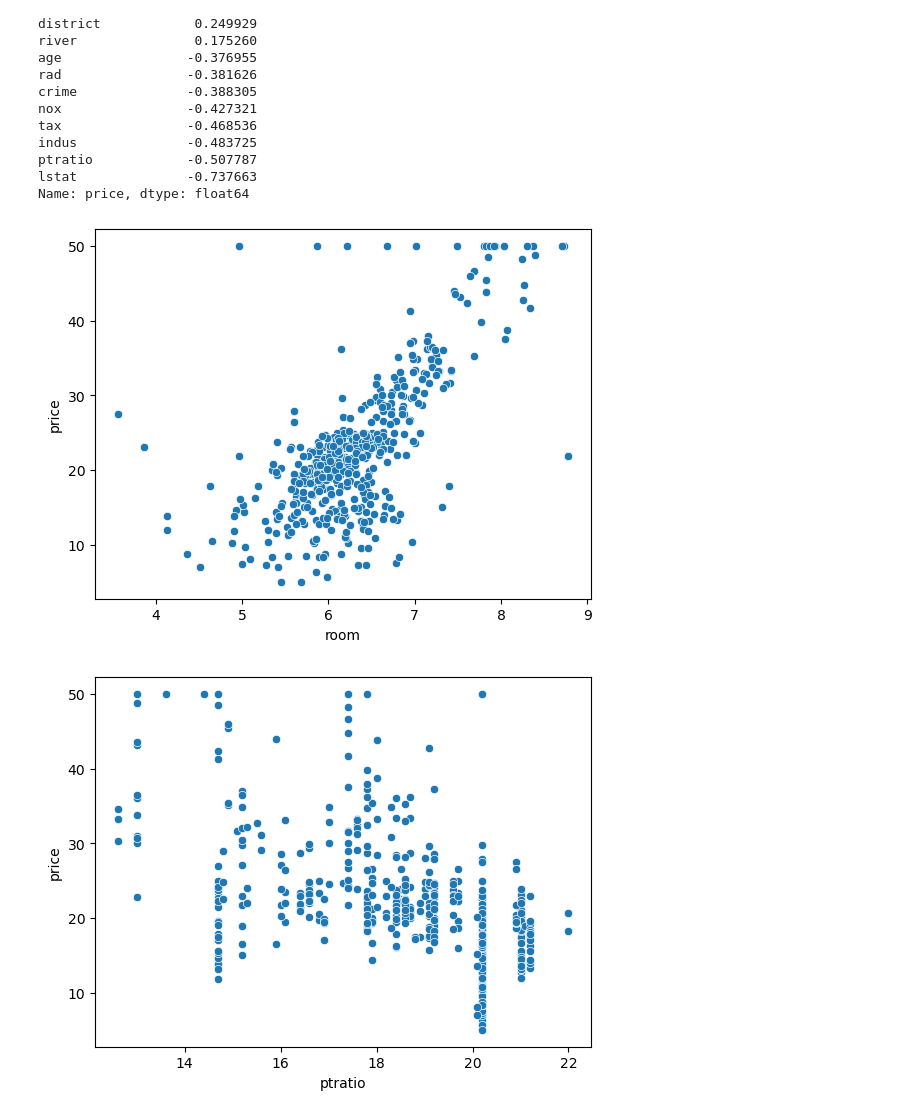
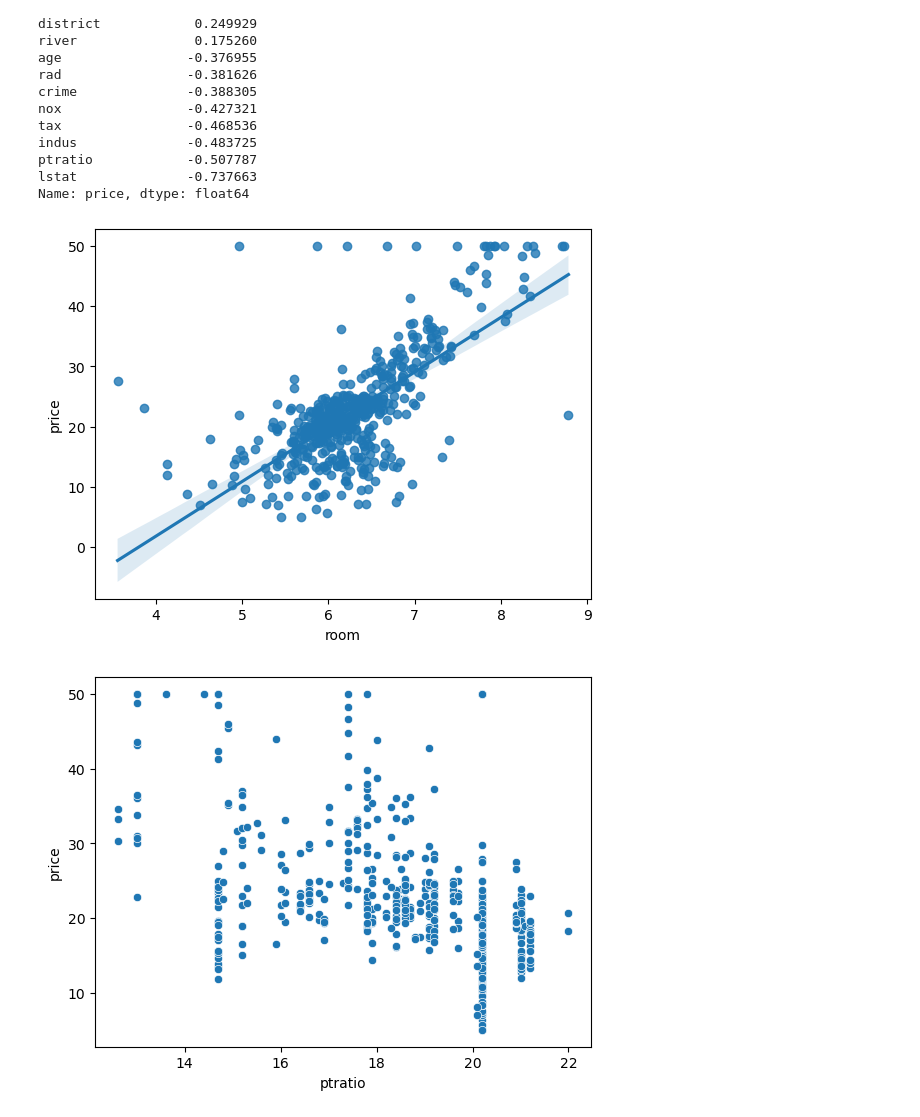
Before and after one commit to neevaiti/boston_regressor, a Jupyter notebook: explore.ipynb, the cells around one changed output. Cells and saved outputs as stored; diff of their text form; code cells hidden in the pictures.

```diff
--- a/explore.ipynb
+++ b/explore.ipynb
@@ -143,11 +143,11 @@ ptratio            -0.507787
 lstat              -0.737663
 Name: price, dtype: float64
 # %%
-# Boxplots with price and crime
-sns.scatterplot(x='room', y='price', data=df)
+# Boxplots with price and room
+sns.regplot(x="room",y="price", data=df, fit_reg=True)
 plt.show()
 # %% [output]
-[figure, old version]
+[figure, new version]
 # %%
 sns.scatterplot(x='ptratio', y='price', data=df)
 plt.show()
```
Also changed, not shown: parts of 2 cells of this notebook, 2 other files.
